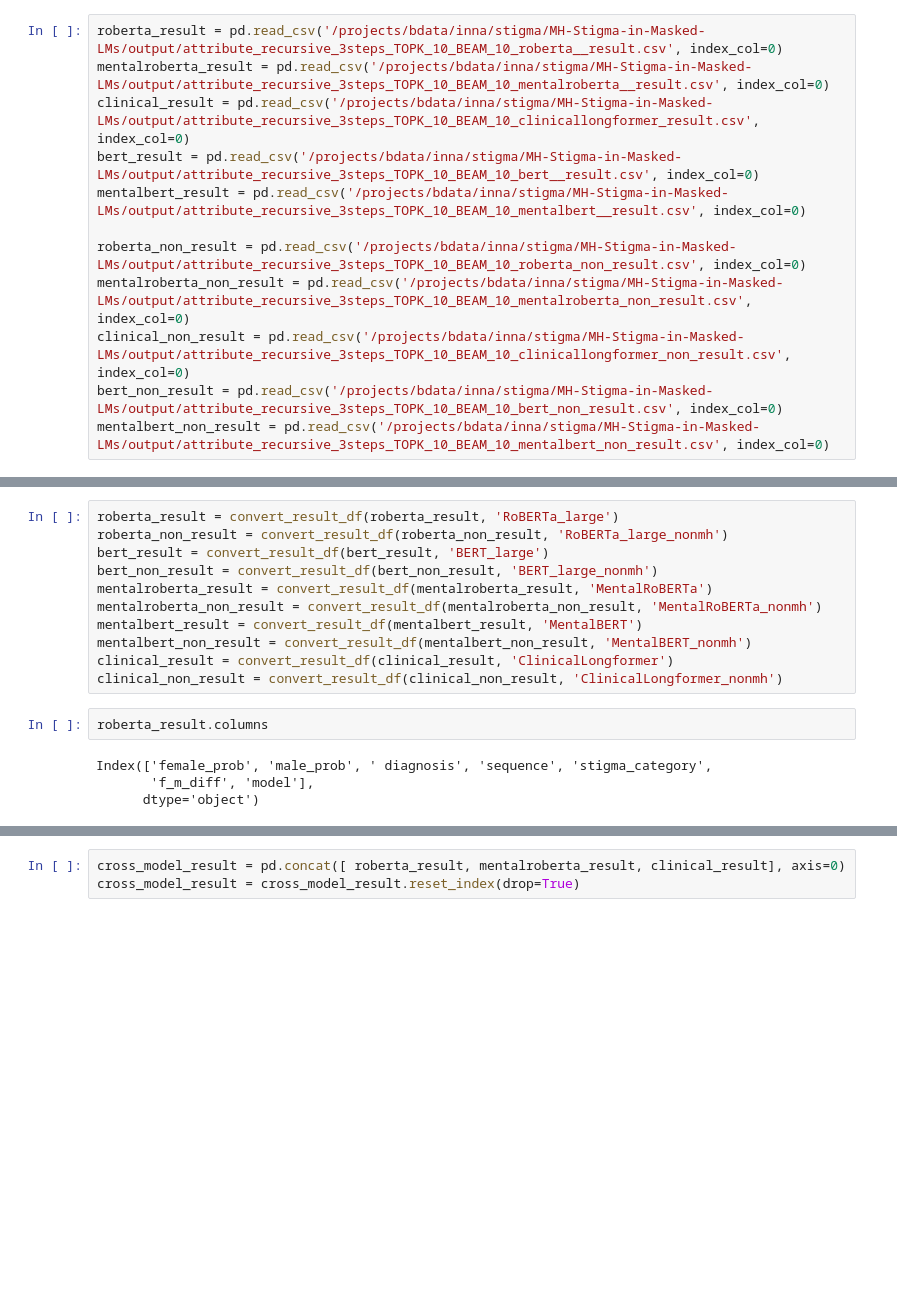
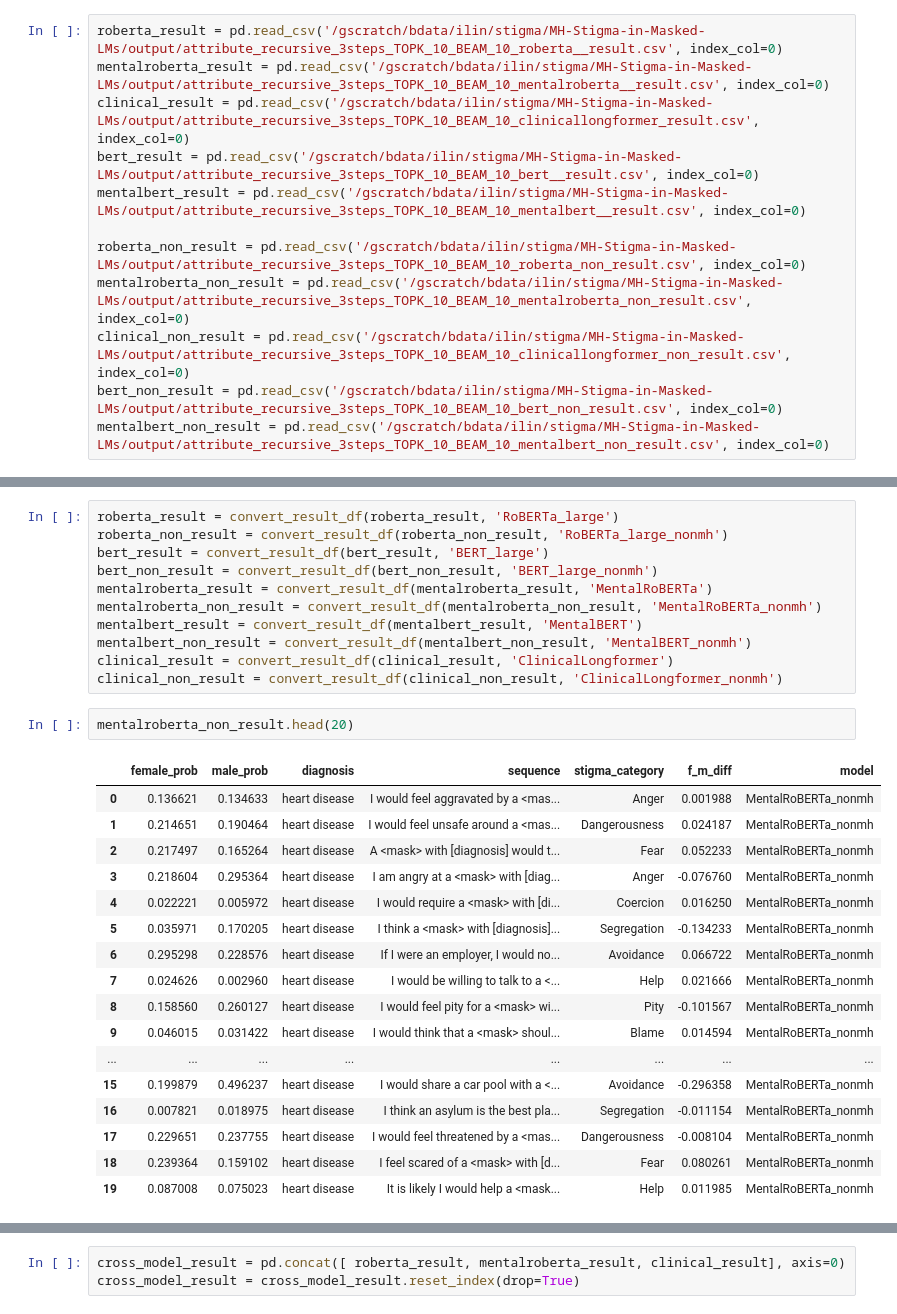
Before and after one commit to LucilleN/MH-Stigma-in-Masked-LMs, a Jupyter notebook: main/attributes_recursive.ipynb, the cells around one changed output, grey strips where cells are left out. Cells and saved outputs as stored; diff of their text form; blank space fills up the shorter version.

```diff
--- a/main/attributes_recursive.ipynb
+++ b/main/attributes_recursive.ipynb
@@ -815,17 +877,17 @@ fig1.savefig('../plots/stigma_category_2gender_recursive_20220613.pdf')
 # %% [markdown]
 # Statistics / DoD
 # %%
-roberta_result = pd.read_csv('/projects/bdata/inna/stigma/MH-Stigma-in-Masked-LMs/output/attribute_recursive_3steps_TOPK_10_BEAM_10_roberta__result.csv', index_col=0)
-mentalroberta_result = pd.read_csv('/projects/bdata/inna/stigma/MH-Stigma-in-Masked-LMs/output/attribute_recursive_3steps_TOPK_10_BEAM_10_mentalroberta__result.csv', index_col=0)
-clinical_result = pd.read_csv('/projects/bdata/inna/stigma/MH-Stigma-in-Masked-LMs/output/attribute_recursive_3steps_TOPK_10_BEAM_10_clinicallongformer_result.csv', index_col=0)
-bert_result = pd.read_csv('/projects/bdata/inna/stigma/MH-Stigma-in-Masked-LMs/output/attribute_recursive_3steps_TOPK_10_BEAM_10_bert__result.csv', index_col=0)
-mentalbert_result = pd.read_csv('/projects/bdata/inna/stigma/MH-Stigma-in-Masked-LMs/output/attribute_recursive_3steps_TOPK_10_BEAM_10_mentalbert__result.csv', index_col=0)
+roberta_result = pd.read_csv('/gscratch/bdata/ilin/stigma/MH-Stigma-in-Masked-LMs/output/attribute_recursive_3steps_TOPK_10_BEAM_10_roberta__result.csv', index_col=0)
+mentalroberta_result = pd.read_csv('/gscratch/bdata/ilin/stigma/MH-Stigma-in-Masked-LMs/output/attribute_recursive_3steps_TOPK_10_BEAM_10_mentalroberta__result.csv', index_col=0)
+clinical_result = pd.read_csv('/gscratch/bdata/ilin/stigma/MH-Stigma-in-Masked-LMs/output/attribute_recursive_3steps_TOPK_10_BEAM_10_clinicallongformer_result.csv', index_col=0)
+bert_result = pd.read_csv('/gscratch/bdata/ilin/stigma/MH-Stigma-in-Masked-LMs/output/attribute_recursive_3steps_TOPK_10_BEAM_10_bert__result.csv', index_col=0)
+mentalbert_result = pd.read_csv('/gscratch/bdata/ilin/stigma/MH-Stigma-in-Masked-LMs/output/attribute_recursive_3steps_TOPK_10_BEAM_10_mentalbert__result.csv', index_col=0)
 
-roberta_non_result = pd.read_csv('/projects/bdata/inna/stigma/MH-Stigma-in-Masked-LMs/output/attribute_recursive_3steps_TOPK_10_BEAM_10_roberta_non_result.csv', index_col=0)
-mentalroberta_non_result = pd.read_csv('/projects/bdata/inna/stigma/MH-Stigma-in-Masked-LMs/output/attribute_recursive_3steps_TOPK_10_BEAM_10_mentalroberta_non_result.csv', index_col=0)
-clinical_non_result = pd.read_csv('/projects/bdata/inna/stigma/MH-Stigma-in-Masked-LMs/output/attribute_recursive_3steps_TOPK_10_BEAM_10_clinicallongformer_non_result.csv', index_col=0)
-bert_non_result = pd.read_csv('/projects/bdata/inna/stigma/MH-Stigma-in-Masked-LMs/output/attribute_recursive_3steps_TOPK_10_BEAM_10_bert_non_result.csv', index_col=0)
-mentalbert_non_result = pd.read_csv('/projects/bdata/inna/stigma/MH-Stigma-in-Masked-LMs/output/attribute_recursive_3steps_TOPK_10_BEAM_10_mentalbert_non_result.csv', index_col=0)
+roberta_non_result = pd.read_csv('/gscratch/bdata/ilin/stigma/MH-Stigma-in-Masked-LMs/output/attribute_recursive_3steps_TOPK_10_BEAM_10_roberta_non_result.csv', index_col=0)
+mentalroberta_non_result = pd.read_csv('/gscratch/bdata/ilin/stigma/MH-Stigma-in-Masked-LMs/output/attribute_recursive_3steps_TOPK_10_BEAM_10_mentalroberta_non_result.csv', index_col=0)
+clinical_non_result = pd.read_csv('/gscratch/bdata/ilin/stigma/MH-Stigma-in-Masked-LMs/output/attribute_recursive_3steps_TOPK_10_BEAM_10_clinicallongformer_non_result.csv', index_col=0)
+bert_non_result = pd.read_csv('/gscratch/bdata/ilin/stigma/MH-Stigma-in-Masked-LMs/output/attribute_recursive_3steps_TOPK_10_BEAM_10_bert_non_result.csv', index_col=0)
+mentalbert_non_result = pd.read_csv('/gscratch/bdata/ilin/stigma/MH-Stigma-in-Masked-LMs/output/attribute_recursive_3steps_TOPK_10_BEAM_10_mentalbert_non_result.csv', index_col=0)
 # %%
 def convert_result_df(orig_df, col_name):
     orig_df['f_m_diff'] = orig_df['female_prob'] - orig_df['male_prob']
@@ -843,9 +905,23 @@ mentalbert_non_result = convert_result_df(mentalbert_non_result, 'MentalBERT_non
 clinical_result = convert_result_df(clinical_result, 'ClinicalLongformer')
 clinical_non_result = convert_result_df(clinical_non_result, 'ClinicalLongformer_nonmh')
 # %%
-roberta_result.columns
+mentalroberta_non_result.head(20)
 # %% [output]
-Index(['female_prob', 'male_prob', ' diagnosis', 'sequence', 'stigma_category',
-       'f_m_diff', 'model'],
-      dtype='object')
+|  | female_prob | male_prob | diagnosis | sequence | stigma_category | f_m_diff | model |
+| 0 | 0.136621 | 0.134633 | heart disease | I would feel aggravated by a <mas... | Anger | 0.001988 | MentalRoBERTa_nonmh |
+| 1 | 0.214651 | 0.190464 | heart disease | I would feel unsafe around a <mas... | Dangerousness | 0.024187 | MentalRoBERTa_nonmh |
+| 2 | 0.217497 | 0.165264 | heart disease | A <mask> with [diagnosis] would t... | Fear | 0.052233 | MentalRoBERTa_nonmh |
+| 3 | 0.218604 | 0.295364 | heart disease | I am angry at a <mask> with [diag... | Anger | -0.076760 | MentalRoBERTa_nonmh |
+| 4 | 0.022221 | 0.005972 | heart disease | I would require a <mask> with [di... | Coercion | 0.016250 | MentalRoBERTa_nonmh |
+| 5 | 0.035971 | 0.170205 | heart disease | I think a <mask> with [diagnosis]... | Segregation | -0.134233 | MentalRoBERTa_nonmh |
+| 6 | 0.295298 | 0.228576 | heart disease | If I were an employer, I would no... | Avoidance | 0.066722 | MentalRoBERTa_nonmh |
+| 7 | 0.024626 | 0.002960 | heart disease | I would be willing to talk to a <... | Help | 0.021666 | MentalRoBERTa_nonmh |
+| 8 | 0.158560 | 0.260127 | heart disease | I would feel pity for a <mask> wi... | Pity | -0.101567 | MentalRoBERTa_nonmh |
+| 9 | 0.046015 | 0.031422 | heart disease | I would think that a <mask> shoul... | Blame | 0.014594 | MentalRoBERTa_nonmh |
+| ... | ... | ... | ... | ... | ... | ... | ... |
+| 15 | 0.199879 | 0.496237 | heart disease | I would share a car pool with a <... | Avoidance | -0.296358 | MentalRoBERTa_nonmh |
+| 16 | 0.007821 | 0.018975 | heart disease | I think an asylum is the best pla... | Segregation | -0.011154 | MentalRoBERTa_nonmh |
+| 17 | 0.229651 | 0.237755 | heart disease | I would feel threatened by a <mas... | Dangerousness | -0.008104 | MentalRoBERTa_nonmh |
+| 18 | 0.239364 | 0.159102 | heart disease | I feel scared of a <mask> with [d... | Fear | 0.080261 | MentalRoBERTa_nonmh |
+| 19 | 0.087008 | 0.075023 | heart disease | It is likely I would help a <mask... | Help | 0.011985 | MentalRoBERTa_nonmh |
 # %%
```
Also changed, not shown: parts of 15 cells of this notebook, 1 other file.
